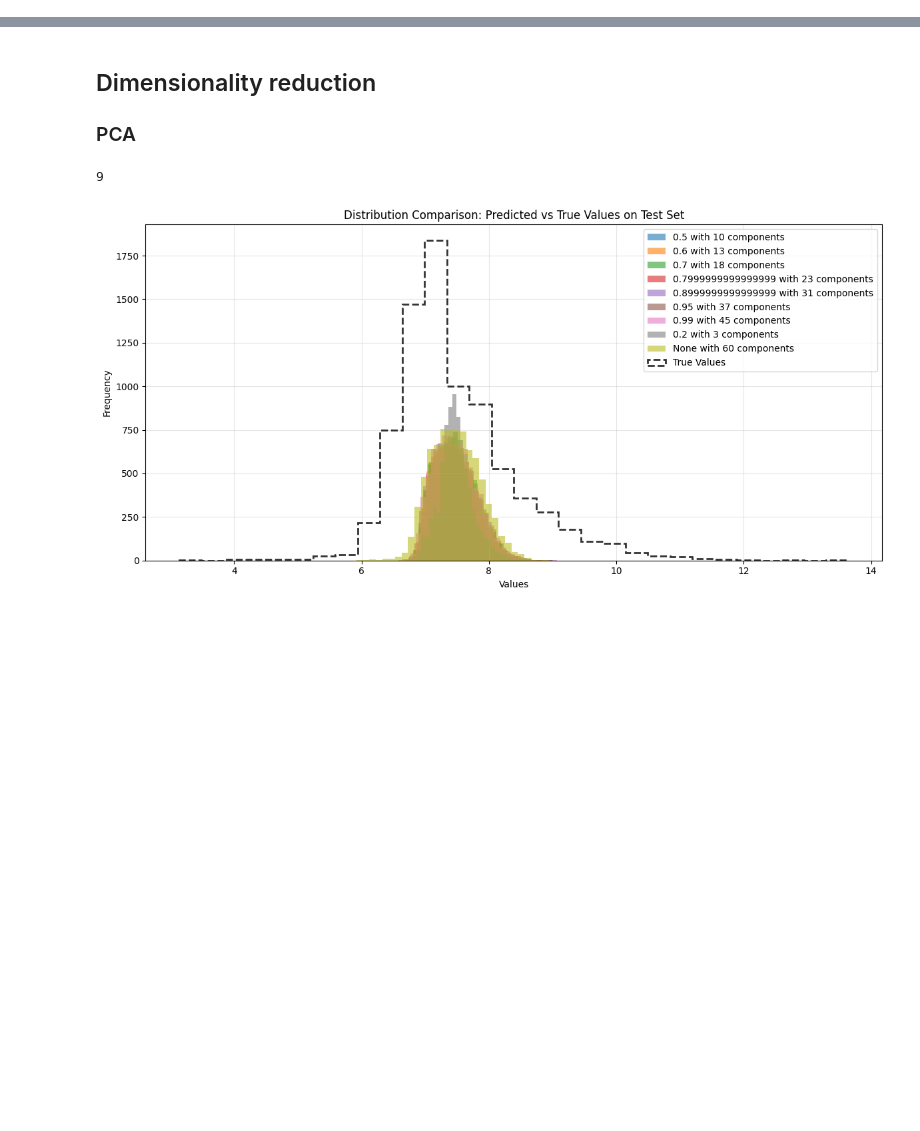
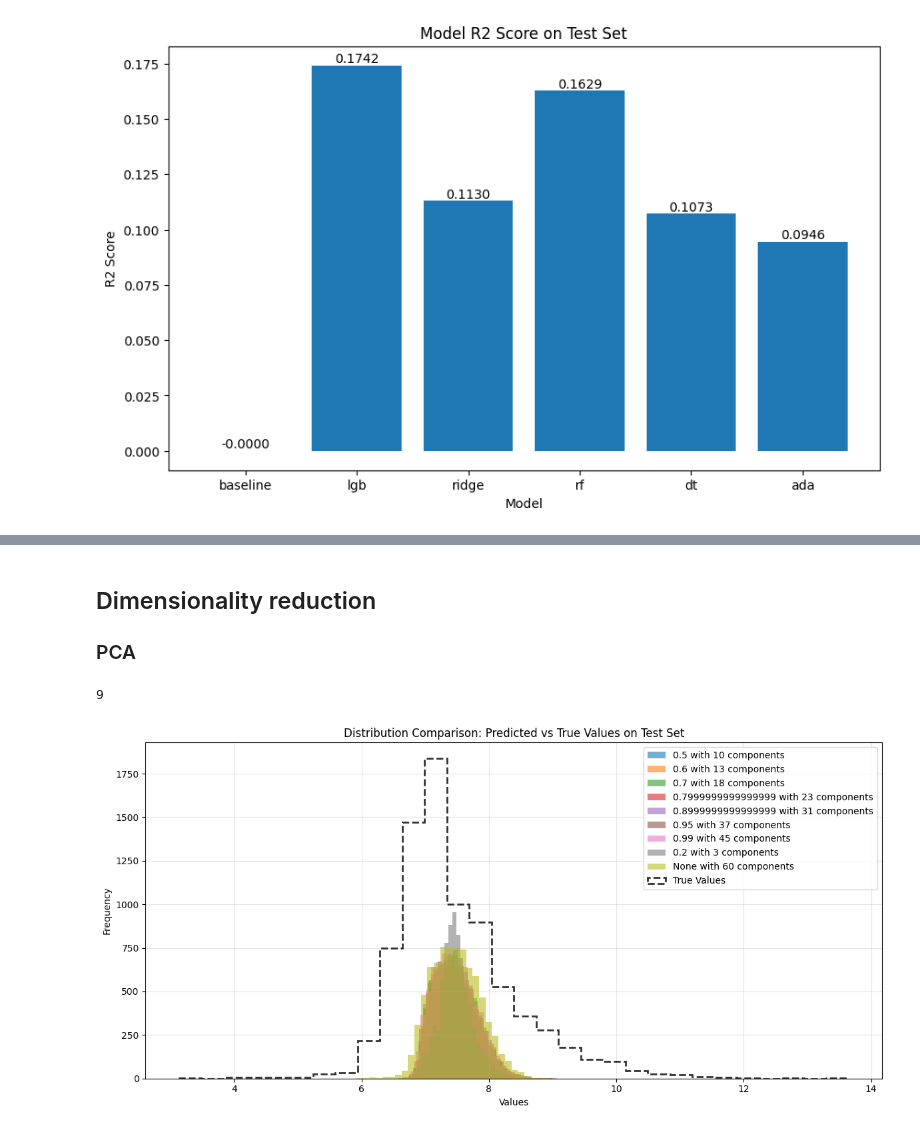
Before and after one commit to MirceaPetcu/project-big-data, a Jupyter notebook: models.ipynb, the cells around one changed output, grey strips where cells are left out. Cells and saved outputs as stored; diff of their text form; code cells hidden in the pictures; blank space fills up the shorter version.

```diff
--- a/models.ipynb
+++ b/models.ipynb
@@ -78,0 +149,21 @@ metrics_lgb, metrics_dummy
+# %%
+plt.figure(figsize=(10, 6))
+bars = plt.bar(metrics_df['model'], metrics_df['r2'])
+plt.xlabel('Model')
+plt.ylabel('R2 Score')
+plt.title('Model R2 Score on Test Set')
+
+# Annotate each bar with its exact value
+for bar, value in zip(bars, metrics_df['r2']):
+    plt.text(
+        bar.get_x() + bar.get_width() / 2,
+        bar.get_height(),
+        f"{value:.4f}",
+        ha='center',
+        va='bottom'
+    )
+
+
+plt.show()
+# %% [output]
+[figure, added]
```
Also changed, not shown: parts of 18 cells of this notebook, 8 other files.
